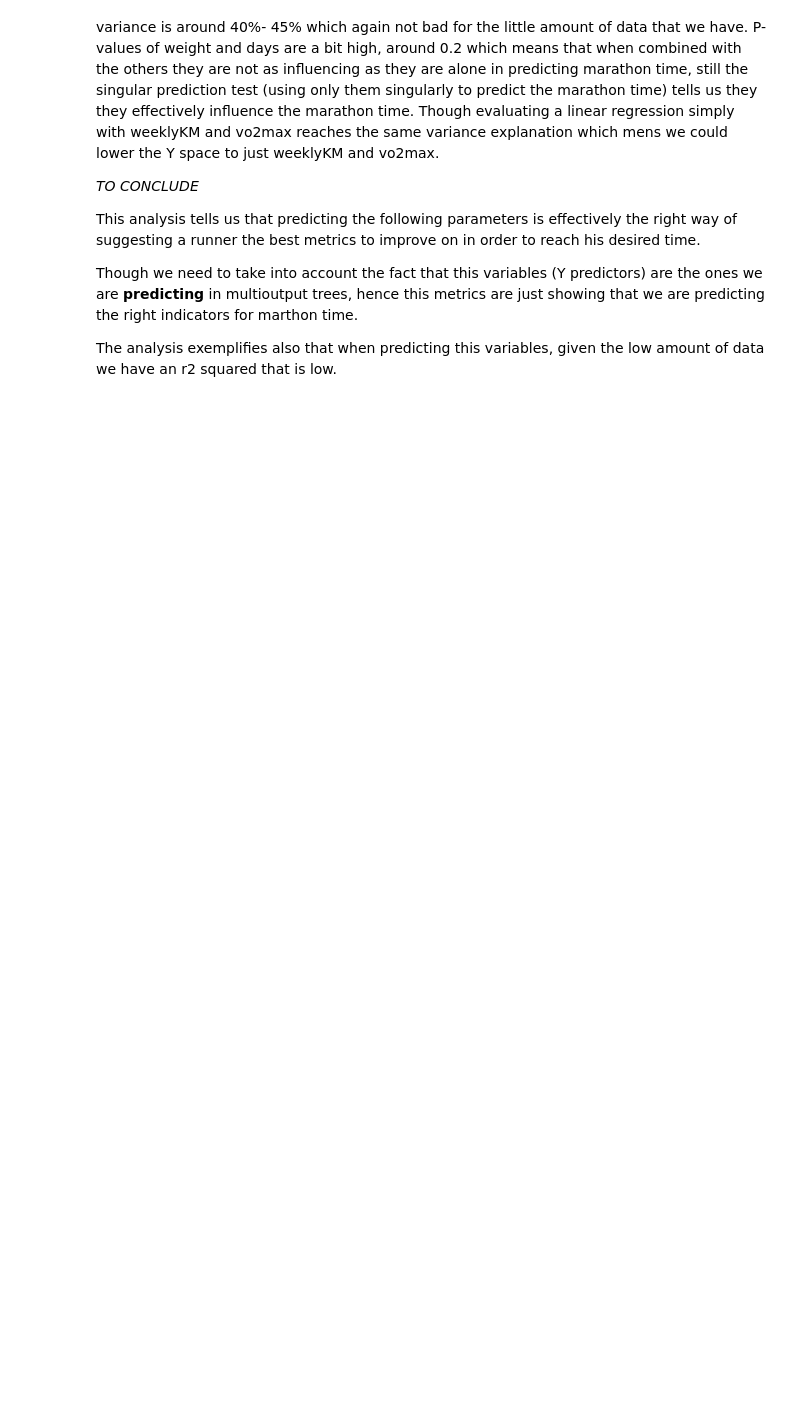
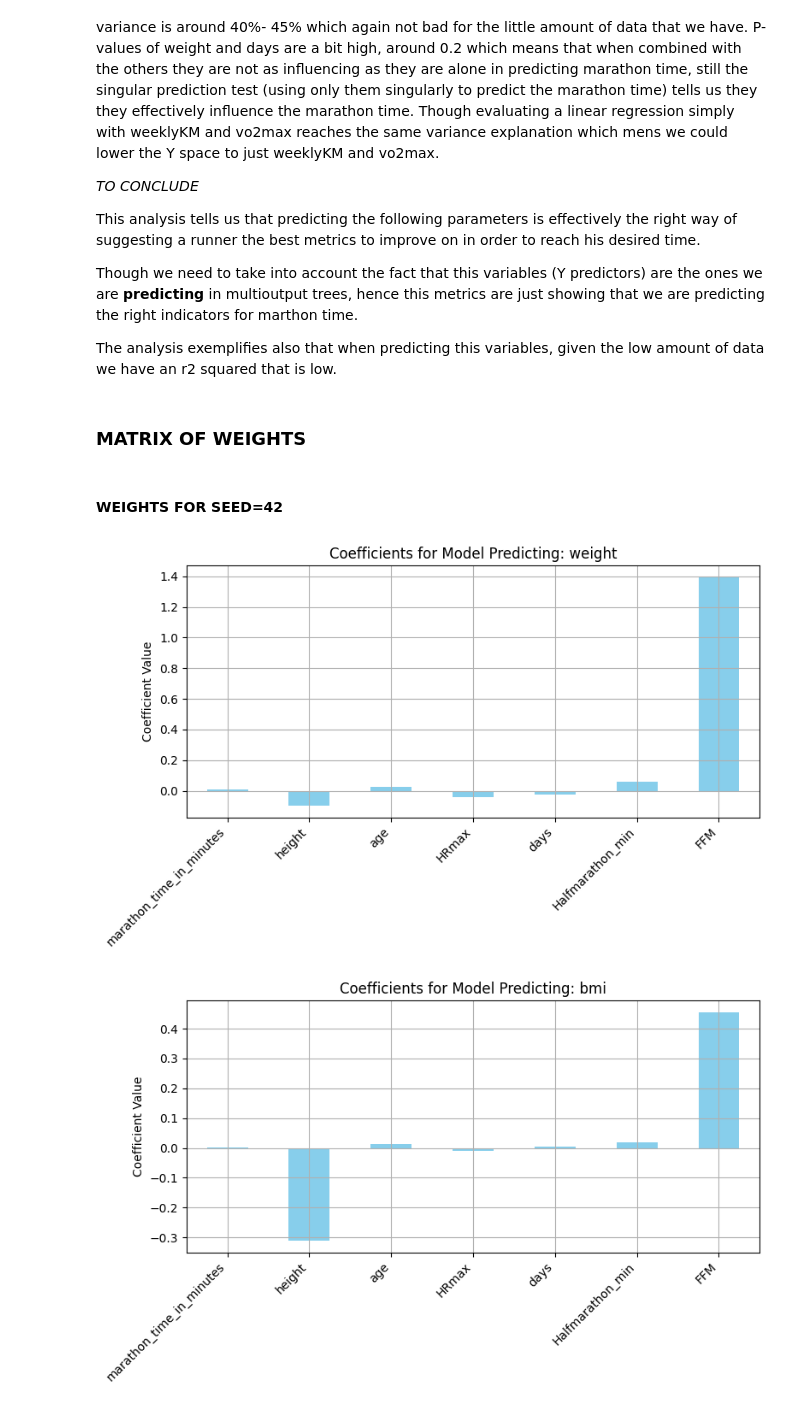
Before and after one commit to lambione/ML-running-thesis, a Jupyter notebook: linearRegression.ipynb, the cells around one changed output. Cells and saved outputs as stored; diff of their text form; code cells hidden in the pictures; blank space fills up the shorter version.

```diff
--- a/linearRegression.ipynb
+++ b/linearRegression.ipynb
@@ -84,10 +85,10 @@ score is : 0.36257427636137335
 # %%
 data_ols = data[['marathon_time_in_minutes', 'height', 'age', 'yearsTrained', 'weight', 'days', 'weeklyKM', 'vo2max', 'Halfmarathon_min', 'FFM', 'HRmax', 'bmi']]
 
-train, test = train_test_split(data_ols, test_size=0.3, random_state=42)
+train_42, test_42 = train_test_split(data_ols, test_size=0.3, random_state=42)
 
-models = []
+models_seed_42 = []
 for i,col in enumerate(y_marathon):
     # model = smf.ols(f"{col} ~ marathon_time_in_minutes + height + age + yearsTrained ", data=train).fit()
-    model = smf.ols(f"{col} ~ marathon_time_in_minutes + height + age + HRmax + days + Halfmarathon_min + FFM", data=train).fit()
-    models.append(model)
+    model = smf.ols(f"{col} ~ marathon_time_in_minutes + height + age + HRmax + days + Halfmarathon_min + FFM", data=train_42).fit()
+    models_seed_42.append(model)
@@ -860,3 +893,25 @@ This analysis tells us that predicting the following parameters is effectively t
 Though we need to take into account the fact that this variables (Y predictors) are the ones we are __predicting__ in multioutput trees, hence this metrics are just showing that we are predicting the right indicators for marthon time.
 
 The analysis exemplifies also that when predicting this variables, given the low amount of data we have an r2 squared that is low.
+# %% [markdown]
+### __MATRIX OF WEIGHTS__
+# %% [markdown]
+#### __WEIGHTS FOR SEED=42__
+# %%
+# Loop through each model and its corresponding target variable
+for target_name, model in zip(y_marathon.columns, models_seed_42):
+    # Get coefficients and remove intercept
+    coef = model.params.drop(labels='Intercept', errors='ignore')
+
+    # Plot
+    plt.figure(figsize=(8, 5))
+    coef.plot(kind='bar', color='skyblue')
+    plt.title(f"Coefficients for Model Predicting: {target_name}")
+    plt.ylabel("Coefficient Value")
+    plt.xticks(rotation=45, ha='right')
+    plt.grid(True)
+    plt.tight_layout()
+    plt.show()
+# %% [output]
+[figure, added]
+[figure, added]
```
Also changed, not shown: parts of 49 cells of this notebook.
